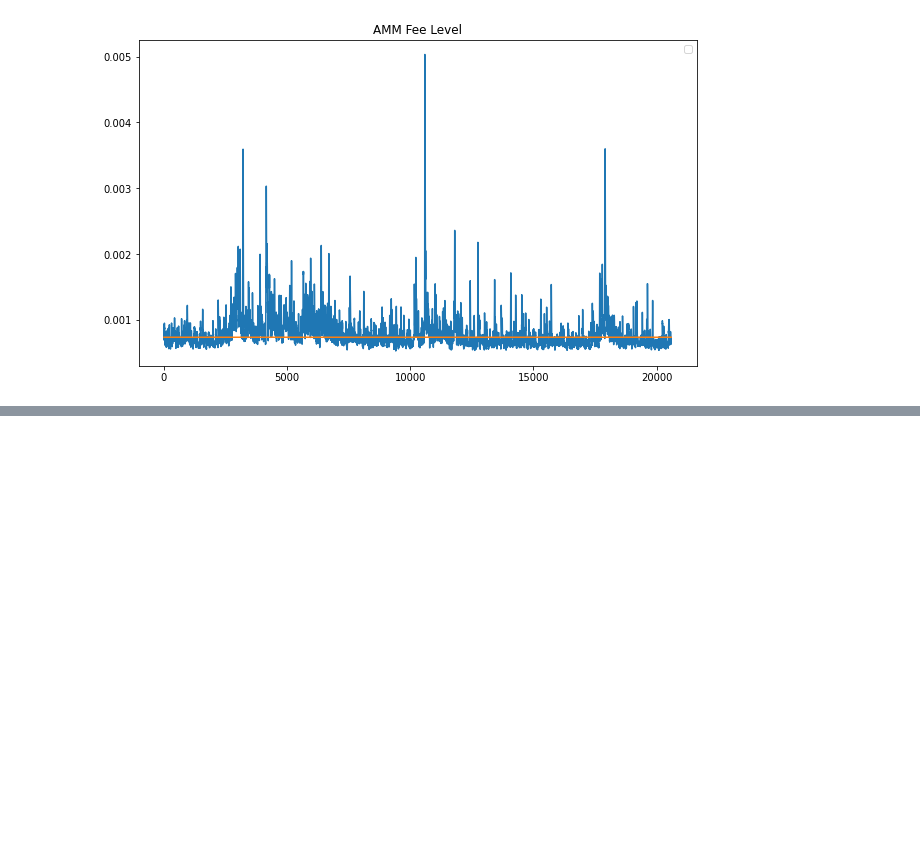
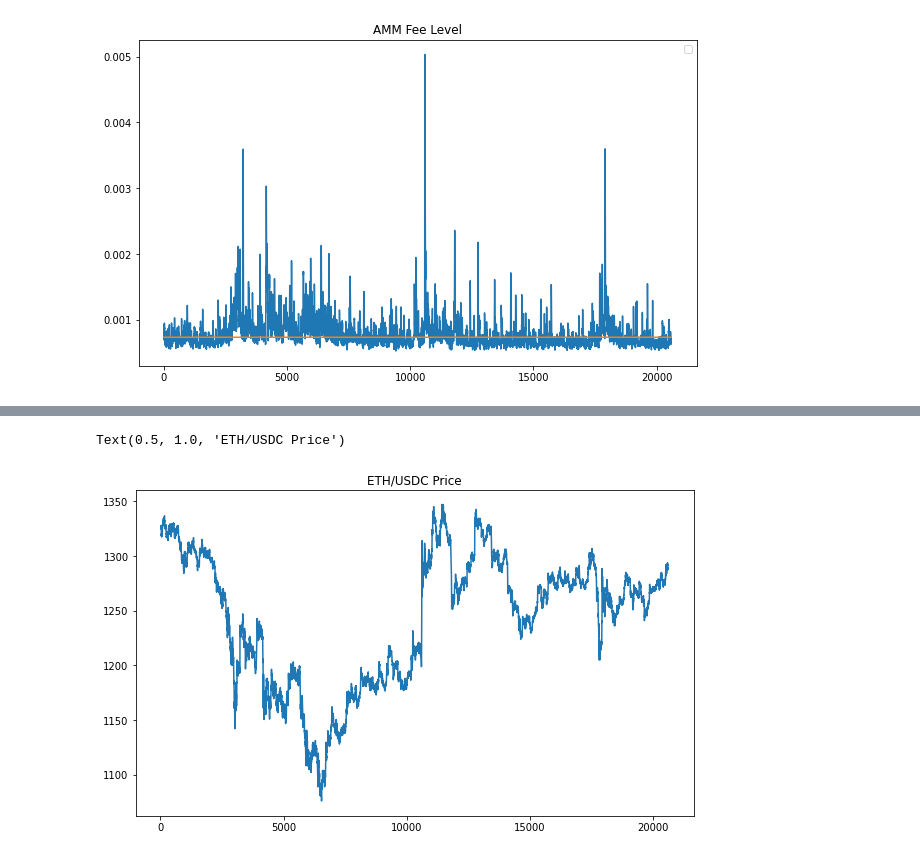
Before and after one commit to Marblez/VannaSwap, a Jupyter notebook: packages/simulation/SimRunner.ipynb, the cells around one changed output, grey strips where cells are left out. Saved outputs shown, nothing was run; the diff lists cells and outputs as text; code cells hidden in the pictures; blank space fills up the shorter version.

```diff
--- a/packages/simulation/SimRunner.ipynb
+++ b/packages/simulation/SimRunner.ipynb
@@ -215,2 +248,9 @@ Text(0.5, 1.0, 'Dynamic_LP_Balance - Static_LP_Balance (in %)')
+# %%
+plt.figure(figsize=(10,6))
+plt.plot(df['price'])
+plt.title("ETH/USDC Price")
+# %% [output]
+Text(0.5, 1.0, 'ETH/USDC Price')
+[figure, added]
 # %%
 # On chain simulation
```
Also changed, not shown: parts of 2 cells of this notebook, 2 other files.
